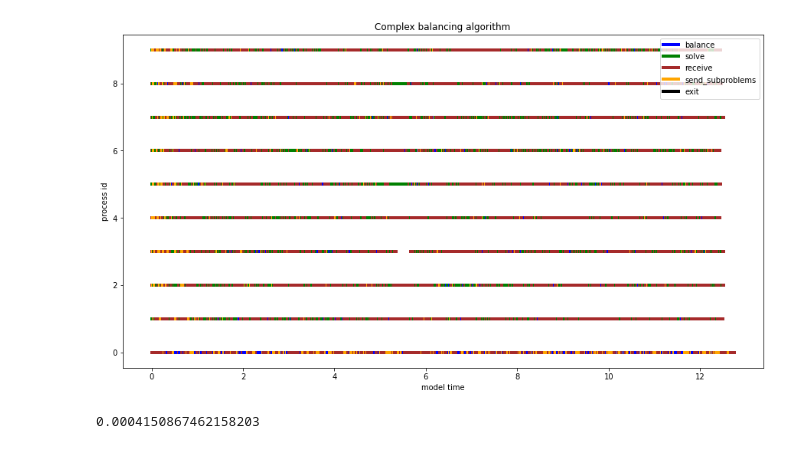
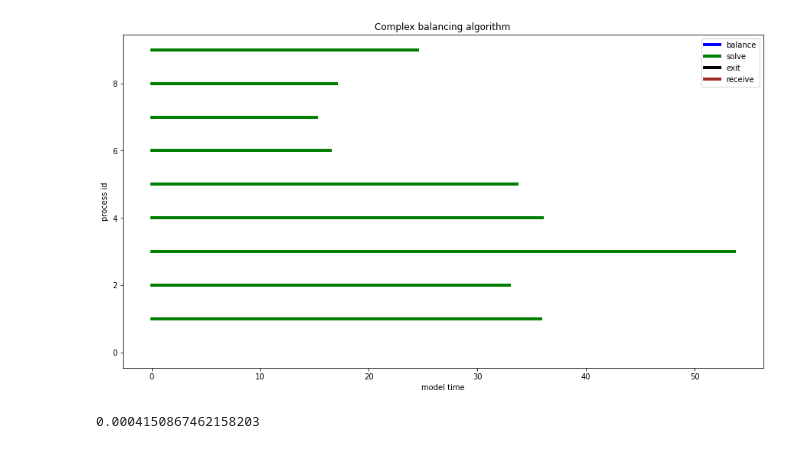
Before and after one commit to amonin7/knapsack_solution, a Jupyter notebook: Visualization.ipynb, the cells around one changed output. Drawn from its saved outputs; the diff is of its cells as text; code cells hidden in the pictures.

```diff
--- a/Visualization.ipynb
+++ b/Visualization.ipynb
@@ -75,9 +75,9 @@ def plot(trace_file: str, comm_file: str, title: str = 'plot'):
     plt.title(title)
     plt.show()
 # %%
-plot('Trace.csv', 'Communication33.csv', 'Complex balancing algorithm')
+plot('TraceSimple.csv', 'Communication33.csv', 'Complex balancing algorithm')
 # %% [output]
-[figure, old version]
+[figure, new version]
 # %%
 def count(trace_file: str, comm_file: str):
     df = pd.read_csv(trace_file, index_col=0)
```
Also changed, not shown: 4 other files.
